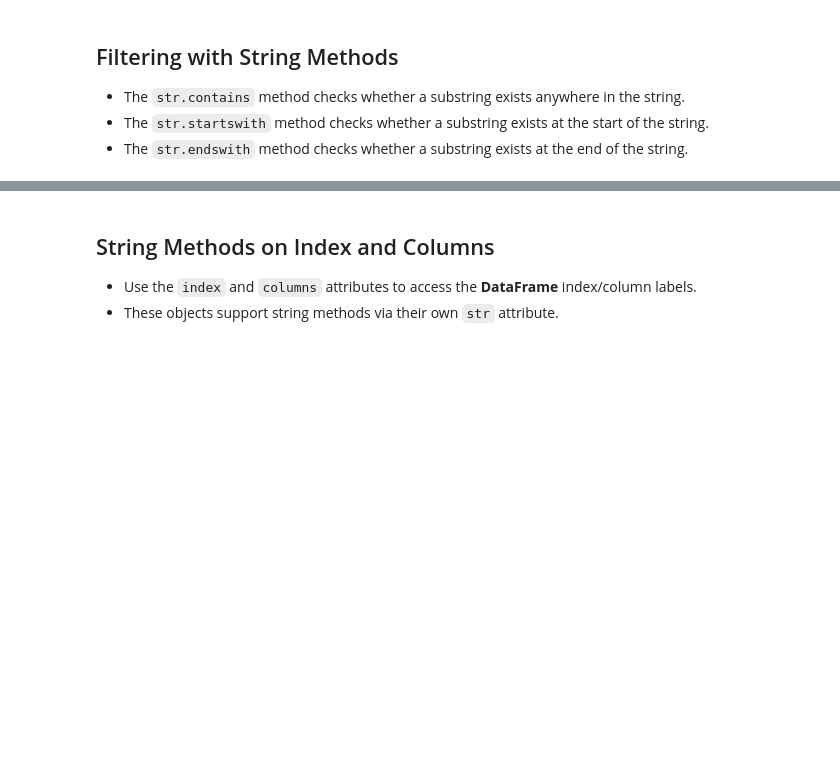
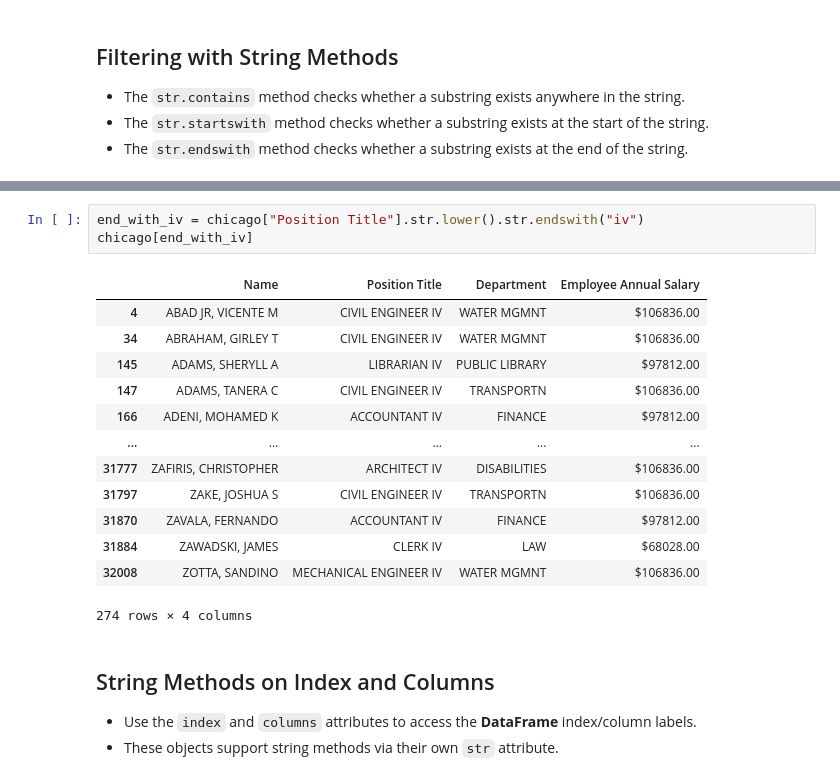
Before and after one commit to bocongamco/jupyter_learning, a Jupyter notebook: 07 - Working with Text Data.ipynb, the cells around one changed output, grey strips where cells are left out. Cells and saved outputs as stored; diff of their text form; blank space fills up the shorter version.

```diff
--- a/07 - Working with Text Data.ipynb
+++ b/07 - Working with Text Data.ipynb
@@ -113,3 +159,20 @@ Name: Department, Length: 32063, dtype: object
+# %%
+end_with_iv = chicago["Position Title"].str.lower().str.endswith("iv")
+chicago[end_with_iv]
+# %% [output]
+|  | Name | Position Title | Department | Employee Annual Salary |
+| 4 | ABAD JR, VICENTE M | CIVIL ENGINEER IV | WATER MGMNT | $106836.00 |
+| 34 | ABRAHAM, GIRLEY T | CIVIL ENGINEER IV | WATER MGMNT | $106836.00 |
+| 145 | ADAMS, SHERYLL A | LIBRARIAN IV | PUBLIC LIBRARY | $97812.00 |
+| 147 | ADAMS, TANERA C | CIVIL ENGINEER IV | TRANSPORTN | $106836.00 |
+| 166 | ADENI, MOHAMED K | ACCOUNTANT IV | FINANCE | $97812.00 |
+| ... | ... | ... | ... | ... |
+| 31777 | ZAFIRIS, CHRISTOPHER | ARCHITECT IV | DISABILITIES | $106836.00 |
+| 31797 | ZAKE, JOSHUA S | CIVIL ENGINEER IV | TRANSPORTN | $106836.00 |
+| 31870 | ZAVALA, FERNANDO | ACCOUNTANT IV | FINANCE | $97812.00 |
+| 31884 | ZAWADSKI, JAMES | CLERK IV | LAW | $68028.00 |
+| 32008 | ZOTTA, SANDINO | MECHANICAL ENGINEER IV | WATER MGMNT | $106836.00 |
+274 rows × 4 columns
 # %% [markdown]
 ## String Methods on Index and Columns
 - Use the `index` and `columns` attributes to access the **DataFrame** index/column labels.
```
Also changed, not shown: parts of 6 cells of this notebook.
